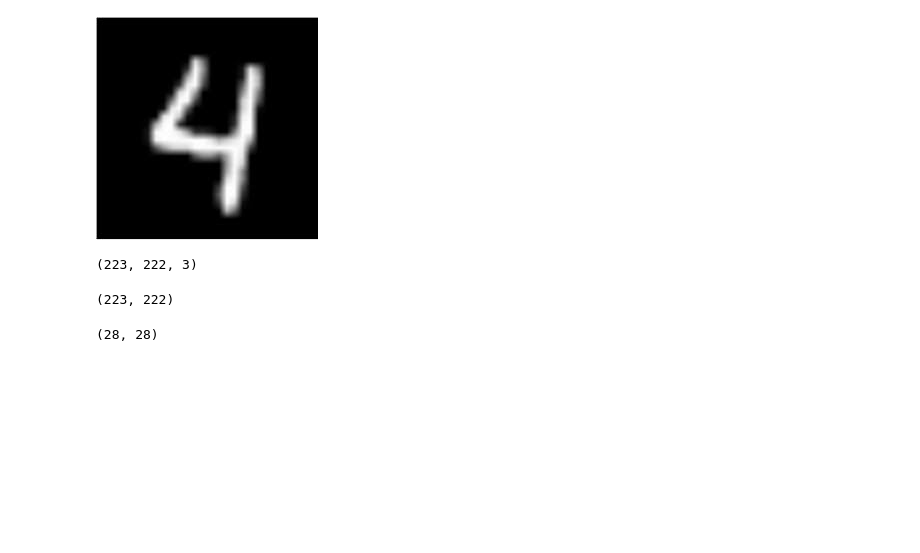
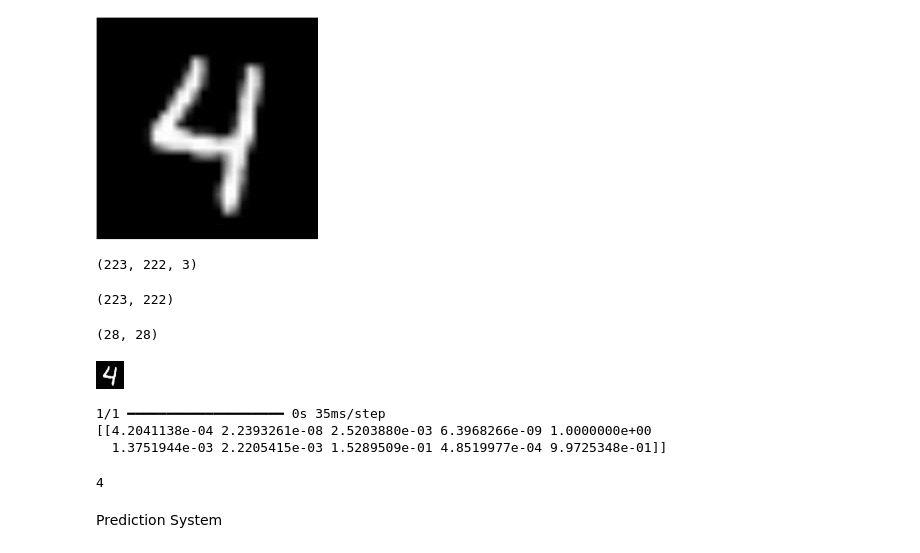
Before and after one commit to Pruthvirajsinh-Zala/DL-projects, a Jupyter notebook: MNIST Digit Classification/MNIST_Digit_Classification_using_Neural_Networks.ipynb, the cells around one changed output. Cells and saved outputs as stored; diff of their text form; code cells hidden in the pictures; blank space fills up the shorter version.

```diff
--- a/MNIST Digit Classification/MNIST_Digit_Classification_using_Neural_Networks.ipynb
+++ b/MNIST Digit Classification/MNIST_Digit_Classification_using_Neural_Networks.ipynb
@@ -231,3 +231,7 @@ input_image_resize = cv2.resize(grayscale, (28,28))
 input_image_resize.shape
 # %% [output]
 (28, 28)
+# %%
+cv2_imshow(input_image_resize)
+# %% [output]
+[figure, added]
@@ -233,0 +242,14 @@ input_image_resize.shape
+# %%
+input_prediction = model.predict(image_reshaped)
+print(input_prediction)
+# %% [output]
+1/1 ━━━━━━━━━━━━━━━━━━━━ 0s 35ms/step
+[[4.2041138e-04 2.2393261e-08 2.5203880e-03 6.3968266e-09 1.0000000e+00
+  1.3751944e-03 2.2205415e-03 1.5289509e-01 4.8519977e-04 9.9725348e-01]]
+# %%
+input_pred_label = np.argmax(input_prediction)
+print(input_pred_label)
+# %% [output]
+4
+# %% [markdown]
+Prediction System
```
Also changed, not shown: parts of 3 cells of this notebook.
